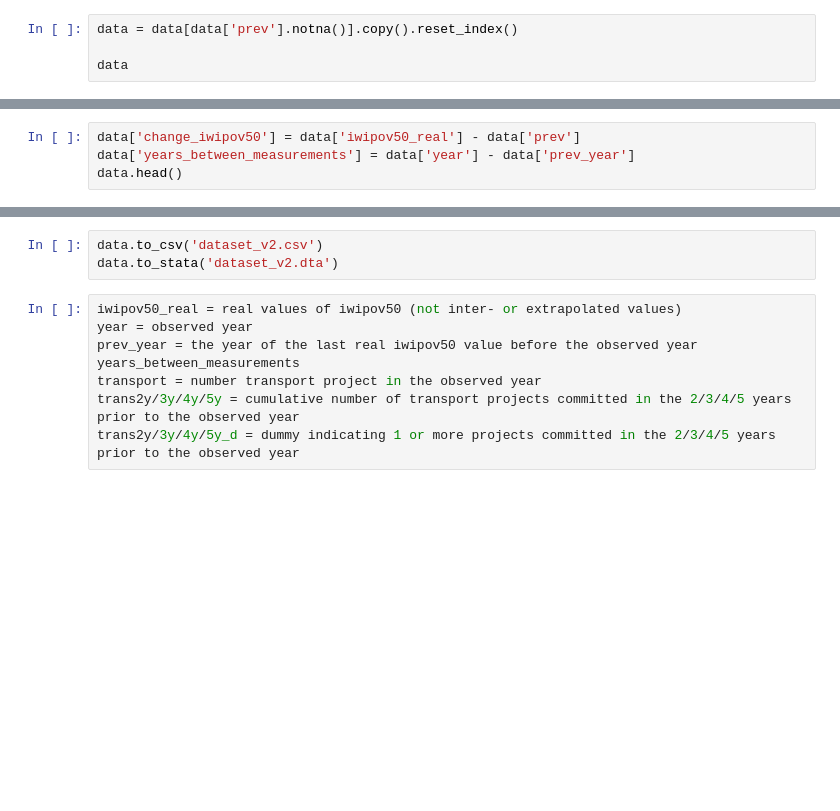
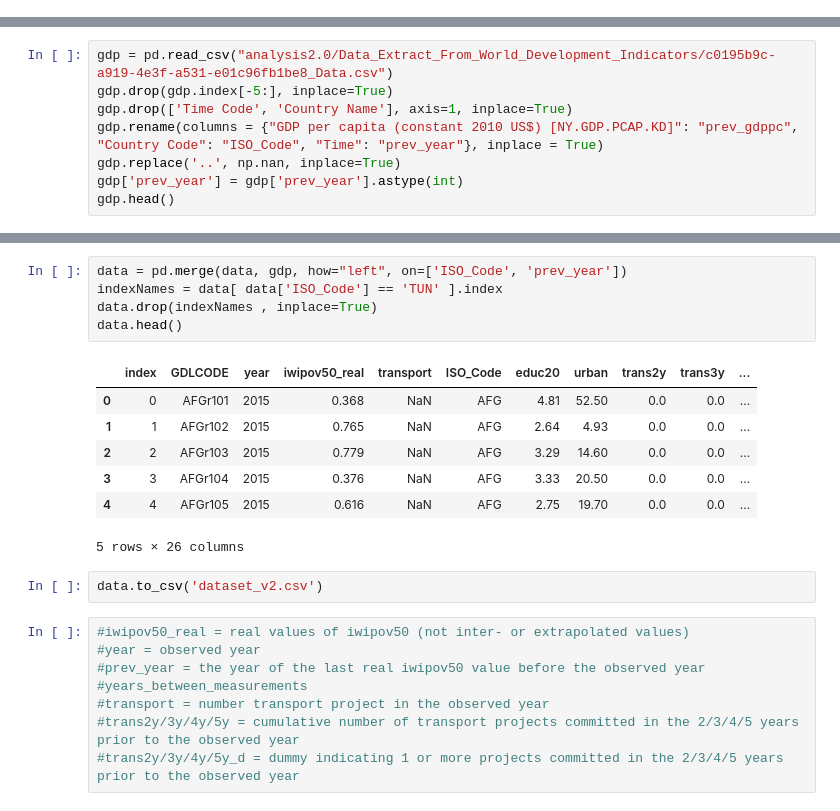
Before and after one commit to frankstevens1/china_devprojects_poverty, a Jupyter notebook: analysis2.0/convert_data.ipynb, the cells around one changed output, grey strips where cells are left out. Saved outputs shown, nothing was run; the diff lists cells and outputs as text; blank space fills up the shorter version.

```diff
--- a/analysis2.0/convert_data.ipynb
+++ b/analysis2.0/convert_data.ipynb
@@ -88,4 +151,0 @@ data.head()
-# %%
-data = data[data['prev'].notna()].copy().reset_index()
-
-data
@@ -154,4 +151,0 @@ data.head()
-# %%
-data['change_iwipov50'] = data['iwipov50_real'] - data['prev']
-data['years_between_measurements'] = data['year'] - data['prev_year']
-data.head()
@@ -164,0 +152,8 @@ data.head()
+# %%
+gdp = pd.read_csv("analysis2.0/Data_Extract_From_World_Development_Indicators/c0195b9c-a919-4e3f-a531-e01c96fb1be8_Data.csv")
+gdp.drop(gdp.index[-5:], inplace=True)
+gdp.drop(['Time Code', 'Country Name'], axis=1, inplace=True)
+gdp.rename(columns = {"GDP per capita (constant 2010 US$) [NY.GDP.PCAP.KD]": "prev_gdppc", "Country Code": "ISO_Code", "Time": "prev_year"}, inplace = True)
+gdp.replace('..', np.nan, inplace=True)
+gdp['prev_year'] = gdp['prev_year'].astype(int)
+gdp.head()
@@ -165,11 +167,23 @@ data.head()
+# %%
+data = pd.merge(data, gdp, how="left", on=['ISO_Code', 'prev_year'])
+indexNames = data[ data['ISO_Code'] == 'TUN' ].index
+data.drop(indexNames , inplace=True)
+data.head()
+# %% [output]
+|  | index | GDLCODE | year | iwipov50_real | transport | ISO_Code | educ20 | urban | trans2y | trans3y | ... |
+| 0 | 0 | AFGr101 | 2015 | 0.368 | NaN | AFG | 4.81 | 52.50 | 0.0 | 0.0 | ... |
+| 1 | 1 | AFGr102 | 2015 | 0.765 | NaN | AFG | 2.64 | 4.93 | 0.0 | 0.0 | ... |
+| 2 | 2 | AFGr103 | 2015 | 0.779 | NaN | AFG | 3.29 | 14.60 | 0.0 | 0.0 | ... |
+| 3 | 3 | AFGr104 | 2015 | 0.376 | NaN | AFG | 3.33 | 20.50 | 0.0 | 0.0 | ... |
+| 4 | 4 | AFGr105 | 2015 | 0.616 | NaN | AFG | 2.75 | 19.70 | 0.0 | 0.0 | ... |
+5 rows × 26 columns
 # %%
 data.to_csv('dataset_v2.csv')
-data.to_stata('dataset_v2.dta')
 # %%
-iwipov50_real = real values of iwipov50 (not inter- or extrapolated values)
-year = observed year
-prev_year = the year of the last real iwipov50 value before the observed year
-years_between_measurements
-transport = number transport project in the observed year
-trans2y/3y/4y/5y = cumulative number of transport projects committed in the 2/3/4/5 years prior to the observed year
-trans2y/3y/4y/5y_d = dummy indicating 1 or more projects committed in the 2/3/4/5 years prior to the observed year
+#iwipov50_real = real values of iwipov50 (not inter- or extrapolated values)
+#year = observed year
+#prev_year = the year of the last real iwipov50 value before the observed year
+#years_between_measurements
+#transport = number transport project in the observed year
+#trans2y/3y/4y/5y = cumulative number of transport projects committed in the 2/3/4/5 years prior to the observed year
+#trans2y/3y/4y/5y_d = dummy indicating 1 or more projects committed in the 2/3/4/5 years prior to the observed year
```
Also changed, not shown: parts of 28 cells of this notebook, 6 other files.
